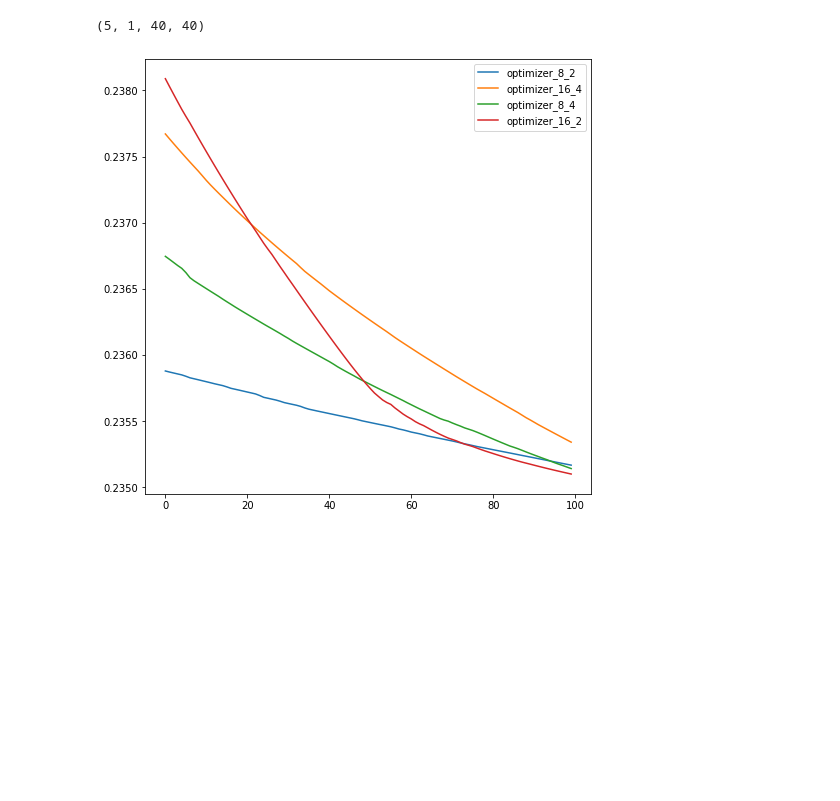
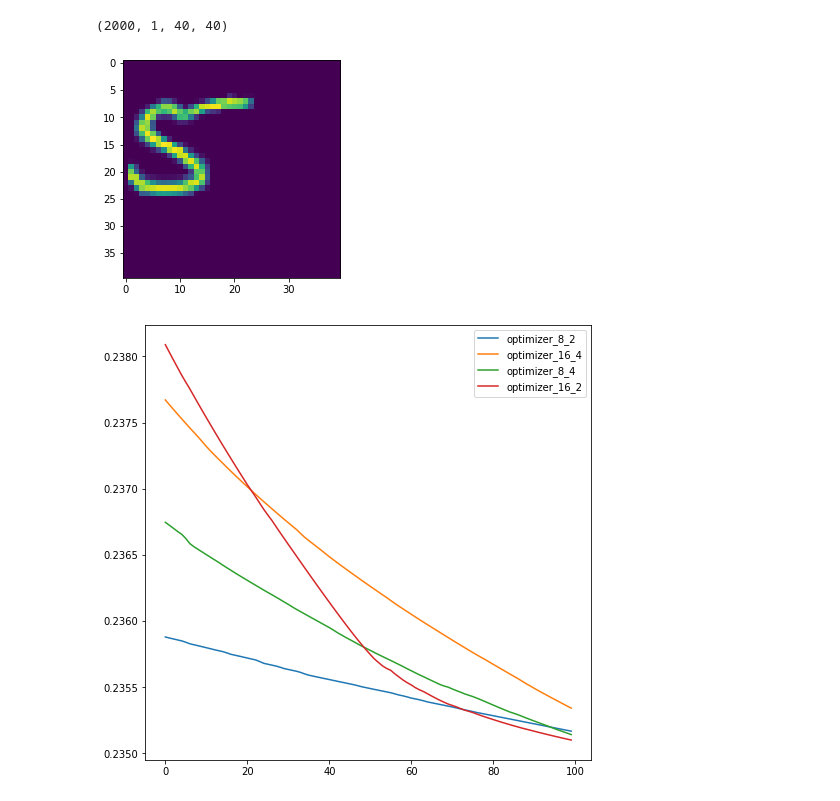
Before and after one commit to olgaszatkowska/neural_networks_course, a Jupyter notebook: convolution_affnist_results.ipynb, the cells around one changed output. Cells and saved outputs as stored; diff of their text form; code cells hidden in the pictures; blank space fills up the shorter version.

```diff
--- a/convolution_affnist_results.ipynb
+++ b/convolution_affnist_results.ipynb
@@ -1,12 +1,19 @@
 # %%
 from dataset.dataset import load_affnist_dataset
 
-X_train, Y_train, X_test, Y_test = load_affnist_dataset()
-X_test = X_test.reshape(-1, 1, 40, 40)
-
-X_test.shape
+X_train, X_test, Y_train, Y_test = load_affnist_dataset()
+inputs = X_test.reshape(-1, 1, 40, 40)
+inputs.shape
 # %% [output]
-(5, 1, 40, 40)
+(2000, 1, 40, 40)
+# %%
+import matplotlib.pyplot as plt
+import numpy as np
+
+plt.imshow(X_test[np.random.randint(0, 1000)].reshape(40, 40), interpolation="nearest")
+plt.show()
+# %% [output]
+[figure, added]
 # %%
 
 import pickle
```
Also changed, not shown: parts of 11 cells of this notebook, 3 other files.
